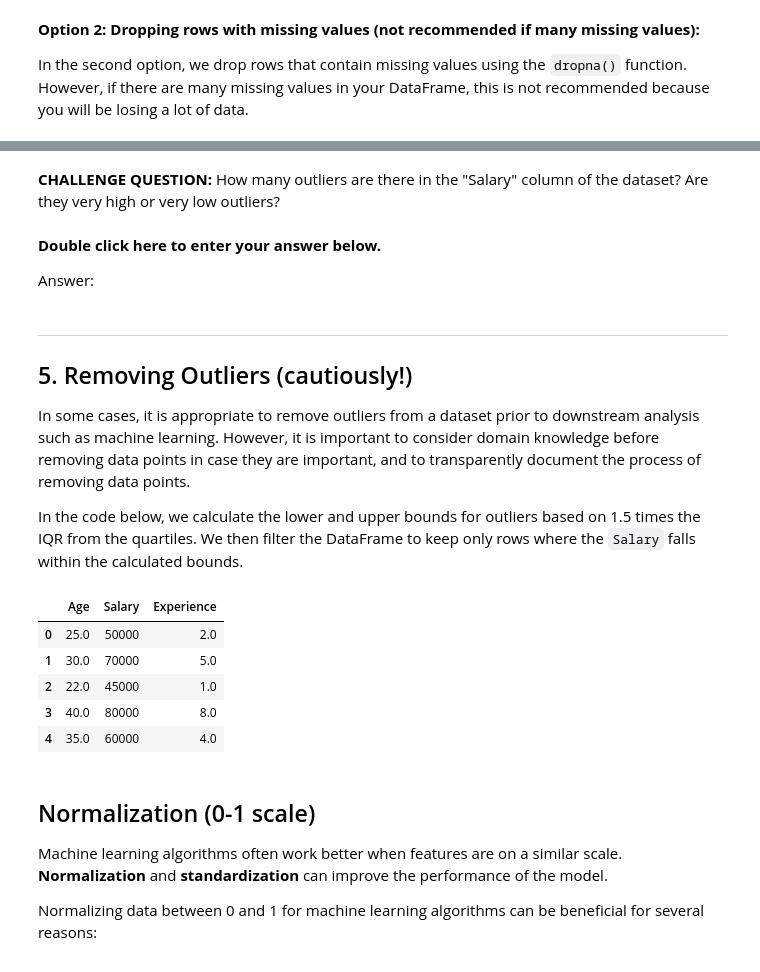
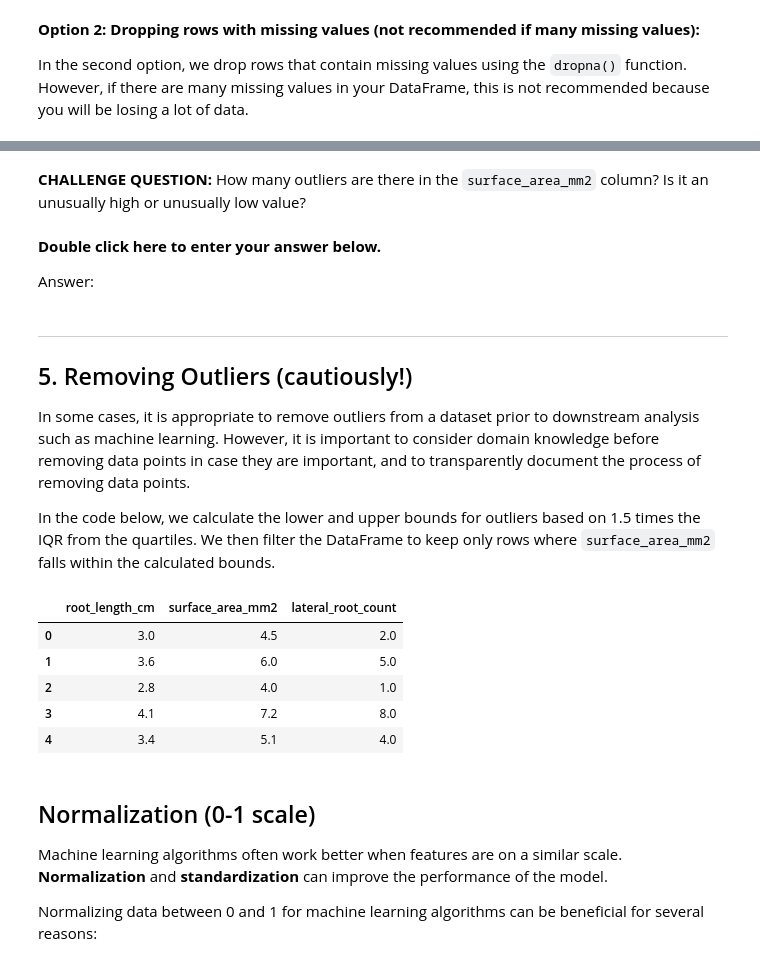
Before and after one commit to dr-richard-barker/OSDR_juypter_book.io, a Jupyter notebook: chapters/Tabular_Data.ipynb, the cells around one changed output, grey strips where cells are left out. Drawn from its saved outputs; the diff is of its cells as text; code cells hidden in the pictures.

```diff
--- a/chapters/Tabular_Data.ipynb
+++ b/chapters/Tabular_Data.ipynb
@@ -377,17 +381,18 @@ The code below utilizes the `matplotlib.pyplot()` function to create a boxplot a
 # %%
 import matplotlib.pyplot as plt
 
-data = {'Age': [25, 30, 22, 40, 35, np.nan],
-        'Salary': [50000, 70000, 45000, 80000, 60000, 120000],
-        'Experience': [2, 5, 1, 8, 4, None]}
+# A few CARA Arabidopsis seedlings (one has an unusually large root surface area)
+data = {'root_length_cm':     [3.0, 3.6, 2.8, 4.1, 3.4, np.nan],
+        'surface_area_mm2':   [4.5, 6.0, 4.0, 7.2, 5.1, 18.5],
+        'lateral_root_count': [2, 5, 1, 8, 4, None]}
 df = pd.DataFrame(data)
 
-# Create a boxplot
-plt.boxplot(df['Salary'])
+# Create a boxplot of root surface area
+plt.boxplot(df['surface_area_mm2'])
 
 # Label the axes
-plt.xlabel("Boxplot")  # X-axis label
-plt.ylabel("Salary Value ($)")  # Y-axis label (generic for now)
+plt.xlabel("Boxplot")
+plt.ylabel("Root surface area (mm$^2$)")
 
 # Show the plot
 plt.show()
@@ -396,5 +401,5 @@ plt.show()
 # %% [markdown]
-**CHALLENGE QUESTION:** How many outliers are there in the "Salary" column of the dataset? Are they very high or very low outliers?
+**CHALLENGE QUESTION:** How many outliers are there in the `surface_area_mm2` column? Is it an unusually high or unusually low value?
 # %% [markdown]
 **Double click here to enter your answer below.**
 
@@ -406,24 +411,24 @@ Answer:
 
 In some cases, it is appropriate to remove outliers from a dataset prior to downstream analysis such as machine learning. However, it is important to consider domain knowledge before removing data points in case they are important, and to transparently document the process of removing data points.
 
-In the code below, we calculate the lower and upper bounds for outliers based on 1.5 times the IQR from the quartiles. We then filter the DataFrame to keep only rows where the `Salary` falls within the calculated bounds.
+In the code below, we calculate the lower and upper bounds for outliers based on 1.5 times the IQR from the quartiles. We then filter the DataFrame to keep only rows where `surface_area_mm2` falls within the calculated bounds.
 # %%
 # Option 1: Remove outliers (be cautious, consider domain knowledge)
 # IQR (Interquartile Range) based outlier detection
-Q1 = df['Salary'].quantile(0.25)
-Q3 = df['Salary'].quantile(0.75)
+Q1 = df['surface_area_mm2'].quantile(0.25)
+Q3 = df['surface_area_mm2'].quantile(0.75)
 IQR = Q3 - Q1
 lower_bound = Q1 - (1.5 * IQR)
 upper_bound = Q3 + (1.5 * IQR)
-df = df[(df['Salary'] >= lower_bound) & (df['Salary'] <= upper_bound)]
+df = df[(df['surface_area_mm2'] >= lower_bound) & (df['surface_area_mm2'] <= upper_bound)]
 df
 # %% [output]
-|  | Age | Salary | Experience |
-| 0 | 25.0 | 50000 | 2.0 |
-| 1 | 30.0 | 70000 | 5.0 |
-| 2 | 22.0 | 45000 | 1.0 |
-| 3 | 40.0 | 80000 | 8.0 |
-| 4 | 35.0 | 60000 | 4.0 |
+|  | root_length_cm | surface_area_mm2 | lateral_root_count |
+| 0 | 3.0 | 4.5 | 2.0 |
+| 1 | 3.6 | 6.0 | 5.0 |
+| 2 | 2.8 | 4.0 | 1.0 |
+| 3 | 4.1 | 7.2 | 8.0 |
+| 4 | 3.4 | 5.1 | 4.0 |
 # %% [markdown]
 ## Normalization (0-1 scale)
 
```
Also changed, not shown: parts of 12 cells of this notebook.
